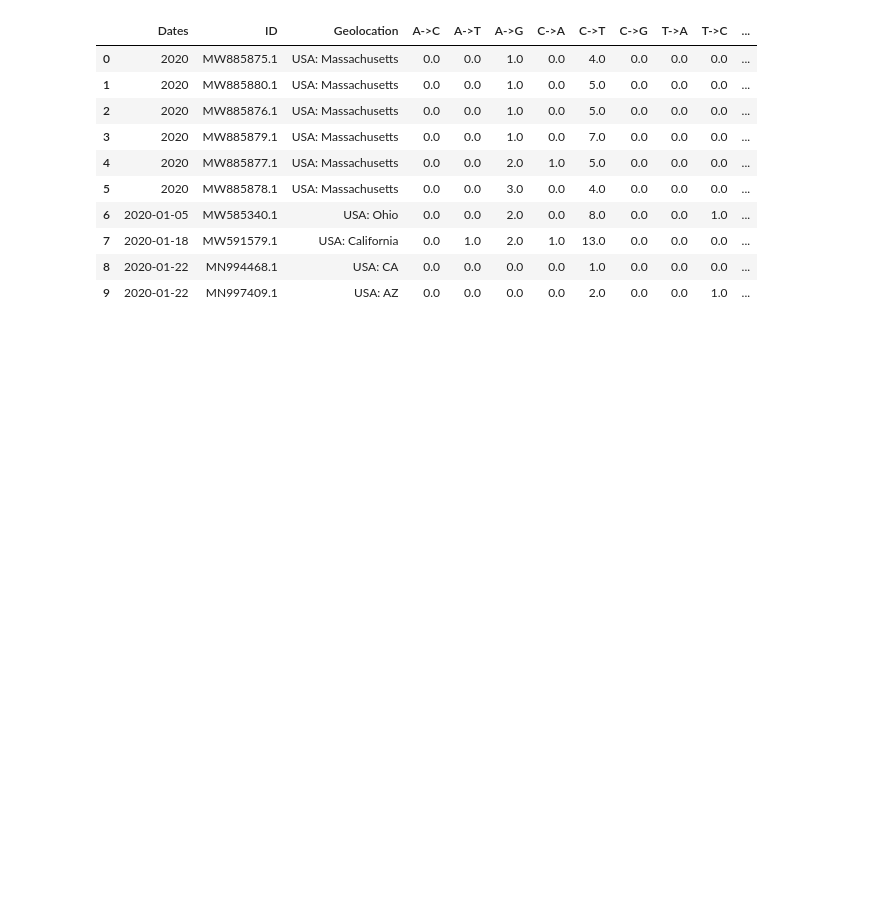
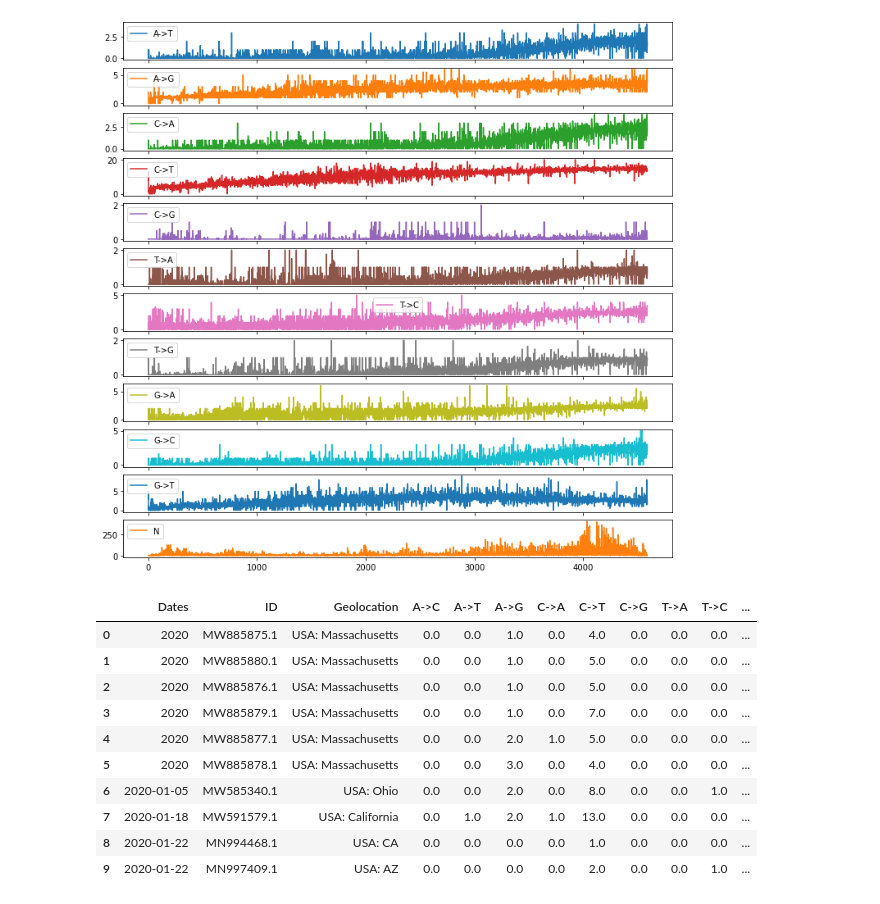
Before and after one commit to jhwnkim/covid-mut-rate, a Jupyter notebook: data_examine.ipynb, the cells around one changed output. Cells and saved outputs as stored; diff of their text form; code cells hidden in the pictures; blank space fills up the shorter version.

```diff
--- a/data_examine.ipynb
+++ b/data_examine.ipynb
@@ -2,53 +2,55 @@
 import pandas as pd
 import matplotlib as plt
 
-infiles = ['./data/MA-sequences-all.csv',
-            './data/TX-sequences-all.csv',
-            './data/CA-sequences-all.csv',
-            './data/FL-sequences-all.csv',
-            './data/MD-sequences-all.csv',
-            './data/IL-sequences-all.csv',
-            './data/GA-sequences-all.csv',
-            './data/CT-sequences-all.csv',
-            './data/AZ-sequences-all.csv',
-            './data/AL-sequences-all.csv',
-           './data/MN-sequences-all.csv',
-           './data/NC-sequences-all.csv',
-           './data/NJ-sequences-all.csv',
-           './data/NM-sequences-all.csv',
-           './data/NY-sequences-all.csv',
-           './data/OH-sequences-all.csv',
-           './data/PA-sequences-all.csv',
-           './data/RI-sequences-all.csv',
-           './data/SC-sequences-all.csv',
-           './data/TN-sequences-all.csv',
-           './data/VA-sequences-all.csv',
-           './data/WA-sequences-all.csv',
-           './data/WI-sequences-all.csv',
+# infiles = ['./data/MA-sequences-all.csv',
+#             './data/TX-sequences-all.csv',
+#             './data/CA-sequences-all.csv',
+#             './data/FL-sequences-all.csv',
+#             './data/MD-sequences-all.csv',
+#             './data/IL-sequences-all.csv',
+#             './data/GA-sequences-all.csv',
+#             './data/CT-sequences-all.csv',
+#             './data/AZ-sequences-all.csv',
+#             './data/AL-sequences-all.csv',
+#            './data/MN-sequences-all.csv',
+#            './data/NC-sequences-all.csv',
+#            './data/NJ-sequences-all.csv',
+#            './data/NM-sequences-all.csv',
+#            './data/NY-sequences-all.csv',
+#            './data/OH-sequences-all.csv',
+#            './data/PA-sequences-all.csv',
+#            './data/RI-sequences-all.csv',
+#            './data/SC-sequences-all.csv',
+#            './data/TN-sequences-all.csv',
+#            './data/VA-sequences-all.csv',
+#            './data/WA-sequences-all.csv',
+#            './data/WI-sequences-all.csv',
+#           ]
+# outfile = './data/USA-sorted.csv'
+infiles = ['./data/MA-sequences-all-avg.csv',
+            './data/TX-sequences-all-avg.csv',
+            './data/CA-sequences-all-avg.csv',
+            './data/FL-sequences-all-avg.csv',
+            './data/MD-sequences-all-avg.csv',
+            './data/GA-sequences-all-avg.csv',
+            './data/CT-sequences-all-avg.csv',
+            './data/AZ-sequences-all-avg.csv',
+            './data/AL-sequences-all-avg.csv',
+           './data/MN-sequences-all-avg.csv',
+           './data/NC-sequences-all-avg.csv',
+           './data/NJ-sequences-all-avg.csv',
+           './data/NM-sequences-all-avg.csv',
+           './data/NY-sequences-all-avg.csv',
+           './data/OH-sequences-all-avg.csv',
+           './data/PA-sequences-all-avg.csv',
+           './data/RI-sequences-all-avg.csv',
+           './data/SC-sequences-all-avg.csv',
+           './data/TN-sequences-all-avg.csv',
+           './data/VA-sequences-all-avg.csv',
+           './data/WA-sequences-all-avg.csv',
+           './data/WI-sequences-all-avg.csv',
           ]
-# infiles = ['./data/MA-sequences-all-avg.csv',
-#             './data/TX-sequences-all-avg.csv',
-#             './data/CA-sequences-all-avg.csv',
-#             './data/FL-sequences-all-avg.csv',
-#             './data/MD-sequences-all-avg.csv',
-#             './data/GA-sequences-all-avg.csv',
-#             './data/CT-sequences-all-avg.csv',
-#             './data/AZ-sequences-all-avg.csv',
-#             './data/AL-sequences-all-avg.csv',
-#            './data/MN-sequences-all-avg.csv',
-#            './data/NC-sequences-all-avg.csv',
-#            './data/NJ-sequences-all-avg.csv',
-#            './data/NM-sequences-all-avg.csv',
-#            './data/NY-sequences-all-avg.csv',
-#            './data/OH-sequences-all-avg.csv',
-#            './data/PA-sequences-all-avg.csv',
-#            './data/RI-sequences-all-avg.csv',
-#            './data/SC-sequences-all-avg.csv',
-#            './data/TN-sequences-all-avg.csv',
-#            './data/VA-sequences-all-avg.csv',
-#            './data/WA-sequences-all-avg.csv',
-#            './data/WI-sequences-all-avg.csv',
-#           ]
+outfile = './data/USA-avg-sorted.csv'
 
 # infiles = ['./data/AL-sequences-all.csv']
 for idx, infile in enumerate(infiles):
@@ -73,7 +75,7 @@ print(df_all.head(10))
 
 df_all.iloc[:, 3:].plot(figsize=(12, 12), subplots=True)
 
-outfile = './data/USA-sorted.csv'
+
 print('Writing csv file {}'.format(outfile))
 
 df_all.to_csv(outfile, index=False)
@@ -82,3 +121,4 @@ SyntaxError: invalid syntax (<ipython-input-1-6b2d94d56b26>, line 53)
+[figure, added]
 # %%
 
 # print('Sorting')
```
Also changed, not shown: parts of 1 cell of this notebook.
